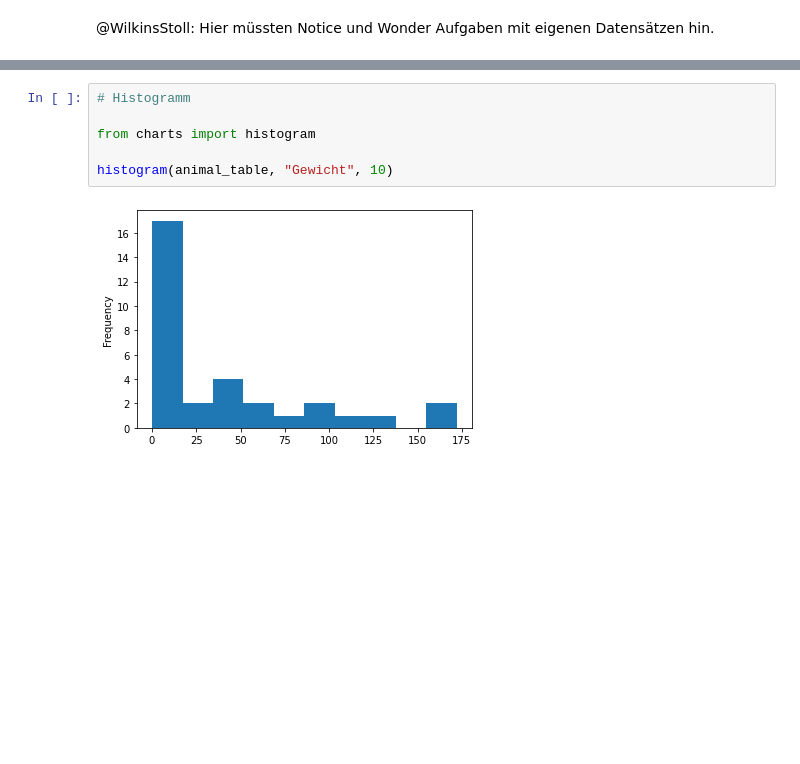
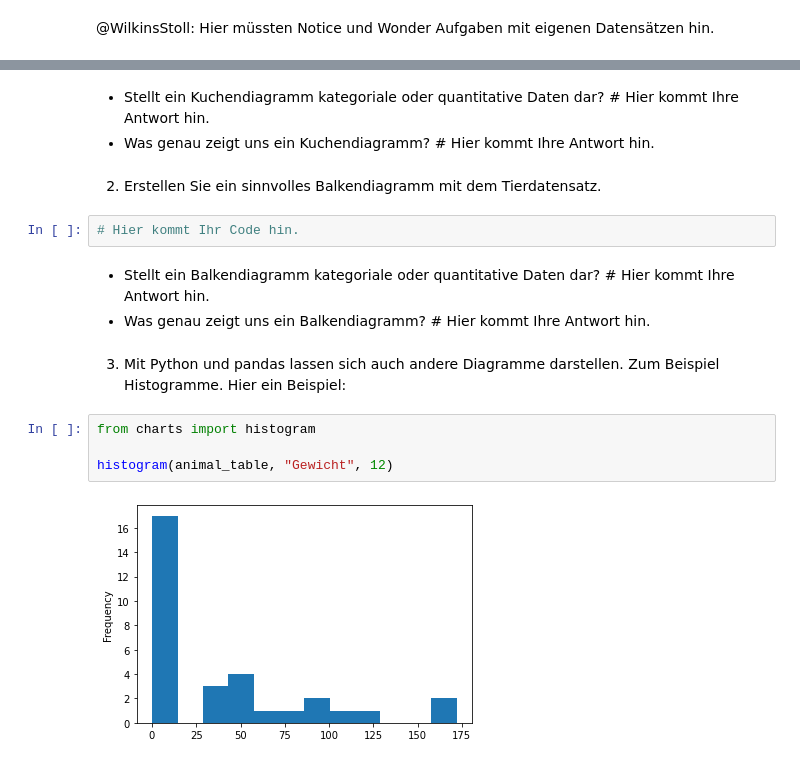
Before and after one commit to andreasstoll/Notebooks_Arbeit, a Jupyter notebook: _2_kategoriale_Daten_grafisch_darstellen.ipynb, the cells around one changed output, grey strips where cells are left out. Drawn from its saved outputs; the diff is of its cells as text; blank space fills up the shorter version.

```diff
--- a/_2_kategoriale_Daten_grafisch_darstellen.ipynb
+++ b/_2_kategoriale_Daten_grafisch_darstellen.ipynb
@@ -78,8 +84,18 @@ Warum ist diese Diagramm keine gute Wahl? # Hier kommt Ihre Antwort hin.
+# %% [markdown]
+* Stellt ein Kuchendiagramm kategoriale oder quantitative Daten dar? # Hier kommt Ihre Antwort hin.
+* Was genau zeigt uns ein Kuchendiagramm? # Hier kommt Ihre Antwort hin.
+# %% [markdown]
+2. Erstellen Sie ein sinnvolles Balkendiagramm mit dem Tierdatensatz.
+# %%
+# Hier kommt Ihr Code hin.
+# %% [markdown]
+* Stellt ein Balkendiagramm kategoriale oder quantitative Daten dar? # Hier kommt Ihre Antwort hin.
+* Was genau zeigt uns ein Balkendiagramm? # Hier kommt Ihre Antwort hin.
+# %% [markdown]
+3. Mit Python und pandas lassen sich auch andere Diagramme darstellen. Zum Beispiel Histogramme. Hier ein Beispiel:
 # %%
-# Histogramm
-
 from charts import histogram
 
-histogram(animal_table, "Gewicht", 10)
+histogram(animal_table, "Gewicht", 12)
 # %% [output]
-[figure, old version]
+[figure, new version]
```
Also changed, not shown: parts of 6 cells of this notebook, 1 other file.
